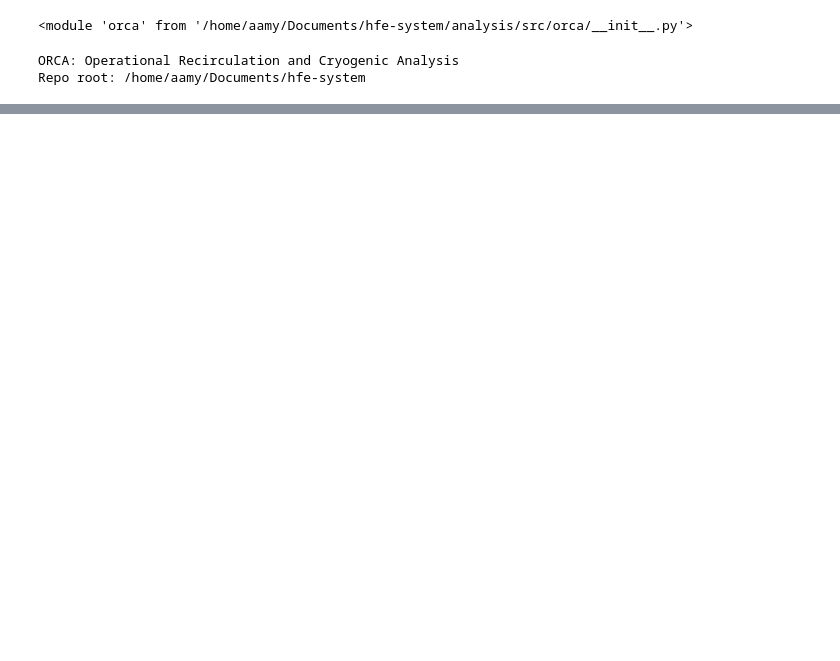
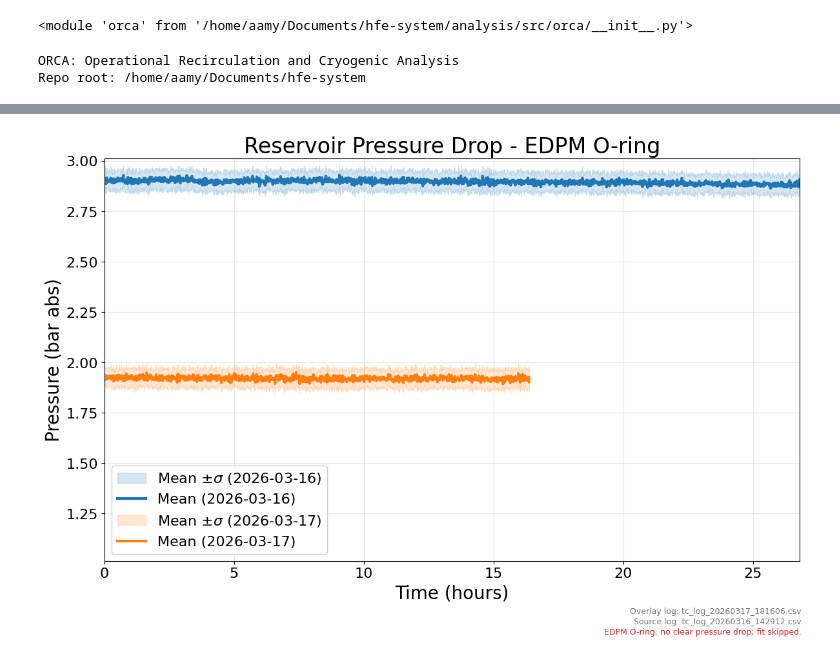
Before and after one commit to Pocar-Lab/hfe-system, a Jupyter notebook: analysis/notebooks/leak_checks.ipynb, the cells around one changed output, grey strips where cells are left out. Saved outputs shown, nothing was run; the diff lists cells and outputs as text; code cells hidden in the pictures; blank space fills up the shorter version.

```diff
--- a/analysis/notebooks/leak_checks.ipynb
+++ b/analysis/notebooks/leak_checks.ipynb
@@ -152,0 +437,50 @@ for result in reservoir_results:
+# %%
+edpm_primary_result = reservoir_result_by_label['EDPM O-ring']
+edpm_overlay_log = RAW_DIR / 'tc_log_20260317_181606.csv'
+
+fig, axis = leak_tools.plot_reservoir_pressure_log_result(edpm_primary_result)
+axis.collections[0].set_label(r"Mean $\pm\sigma$ (2026-03-16)")
+axis.lines[0].set_label('Mean (2026-03-16)')
+
+edpm_overlay_result = leak_tools.analyze_reservoir_pressure_log(
+    csv_path=edpm_overlay_log,
+    label=edpm_primary_result.label,
+    slug='edpm_20260317_181606',
+    volume_l=RESERVOIR_VOLUME_L,
+    operating_gauge_bar=RESERVOIR_OPERATING_GAUGE_BAR,
+    pressure_abs_column=RESERVOIR_PRESSURE_COLUMN,
+    pressure_gauge_column=RESERVOIR_PRESSURE_GAUGE_COLUMN,
+    bin_width_min=RESERVOIR_BIN_WIDTH_MIN,
+)
+
+axis.fill_between(
+    edpm_overlay_result.averaged.time_h,
+    edpm_overlay_result.averaged.pressure_abs_bar
+    - edpm_overlay_result.averaged.pressure_sigma_bar,
+    edpm_overlay_result.averaged.pressure_abs_bar
+    + edpm_overlay_result.averaged.pressure_sigma_bar,
+    color='tab:orange',
+    alpha=0.18,
+    label=r"Mean $\pm\sigma$ (2026-03-17)",
+)
+axis.plot(
+    edpm_overlay_result.averaged.time_h,
+    edpm_overlay_result.averaged.pressure_abs_bar,
+    color='tab:orange',
+    linewidth=3.0,
+    label='Mean (2026-03-17)',
+)
+axis.legend(loc='best', fontsize=16, framealpha=0.95)
+fig.text(
+    0.99,
+    0.052,
+    f'Overlay log: {edpm_overlay_log.name}',
+    ha='right',
+    va='bottom',
+    fontsize=9,
+    color='0.45',
+)
+display(fig)
+plt.close(fig)
+# %% [output]
+[figure, added]
```
Also changed, not shown: parts of 17 cells of this notebook, 20 other files.
